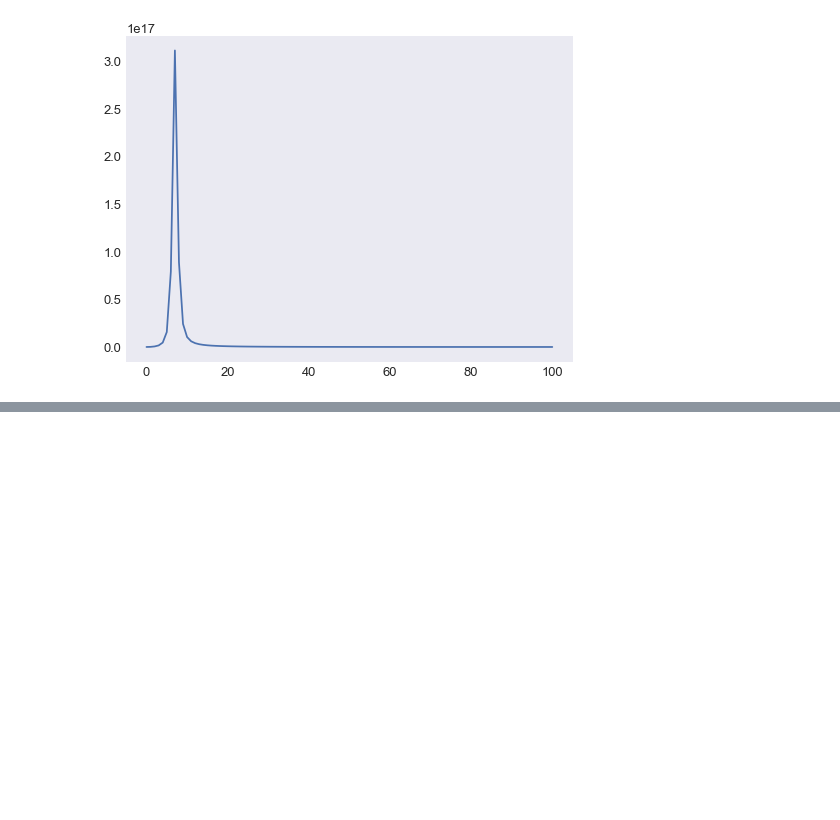
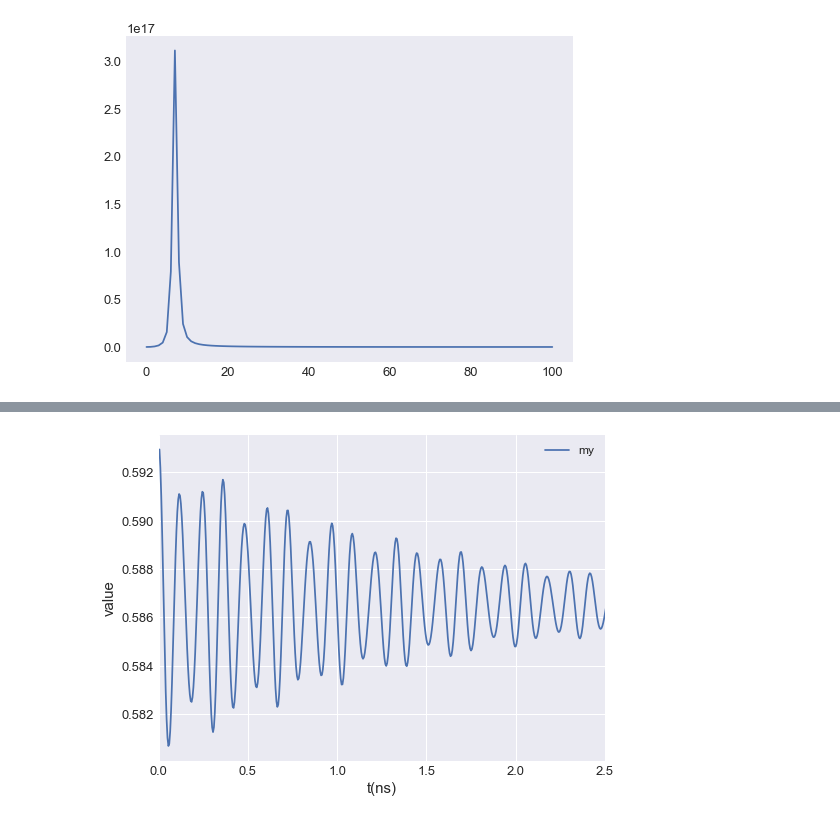
Before and after one commit to ubermag/micromagneticdata, a Jupyter notebook: dev/FFT Development.ipynb, the cells around one changed output, grey strips where cells are left out. Saved outputs shown, nothing was run; the diff lists cells and outputs as text; code cells hidden in the pictures; blank space fills up the shorter version.

```diff
--- a/dev/FFT Development.ipynb
+++ b/dev/FFT Development.ipynb
@@ -132,8 +144,0 @@ field.z.plane('z').mpl()
-# %%
-system = mm.System(name='disk')
-system.energy = (mm.Zeeman(H=H) +
-                 mm.Exchange(A=A) +
-                 mm.DMI(D=D, crystalclass='T') +
-                 mm.Demag())
-system.dynamics = mm.Precession(gamma0=0.28) + mm.Damping(alpha=0.002)
-system.m = field
@@ -139,0 +147,2 @@ system.m = field
+# %%
+system.energy.zeeman.H = H_dyn
@@ -139,0 +158,4 @@ system.m = field
+# %%
+system.table.mpl(y=['my'], xlim=[0, 2.5e-9])
+# %% [output]
+[figure, added]
```
Also changed, not shown: parts of 50 cells of this notebook, 1 other file.
